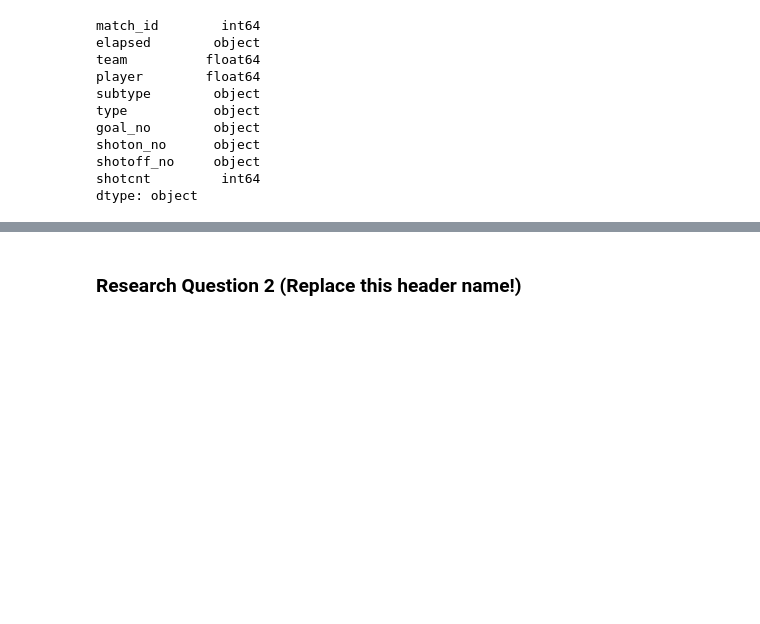
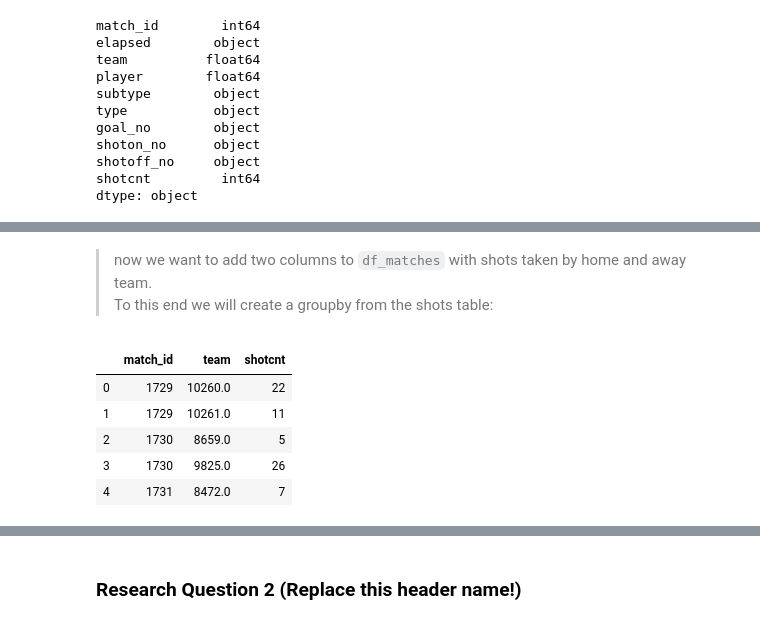
Before and after one commit to normannexo/jupyter_data_science, a Jupyter notebook: Soccer project.ipynb, the cells around one changed output, grey strips where cells are left out. Saved outputs shown, nothing was run; the diff lists cells and outputs as text; code cells hidden in the pictures; blank space fills up the shorter version.

```diff
--- a/Soccer project.ipynb
+++ b/Soccer project.ipynb
@@ -311,0 +324,14 @@ Now we are going to build the table `df_matches` in order to address the raised
+# %% [markdown]
+> now we want to add two columns to `df_matches` with shots taken by home and away team.
+To this end
+we will create a groupby from the shots table:
+# %%
+shots_group = df_shots.groupby(['match_id', 'team'],group_keys=False)['shotcnt'].sum().reset_index()
+shots_group.head(5)
+# %% [output]
+|  | match_id | team | shotcnt |
+| 0 | 1729 | 10260.0 | 22 |
+| 1 | 1729 | 10261.0 | 11 |
+| 2 | 1730 | 8659.0 | 5 |
+| 3 | 1730 | 9825.0 | 26 |
+| 4 | 1731 | 8472.0 | 7 |
```
Also changed, not shown: parts of 19 cells of this notebook.
